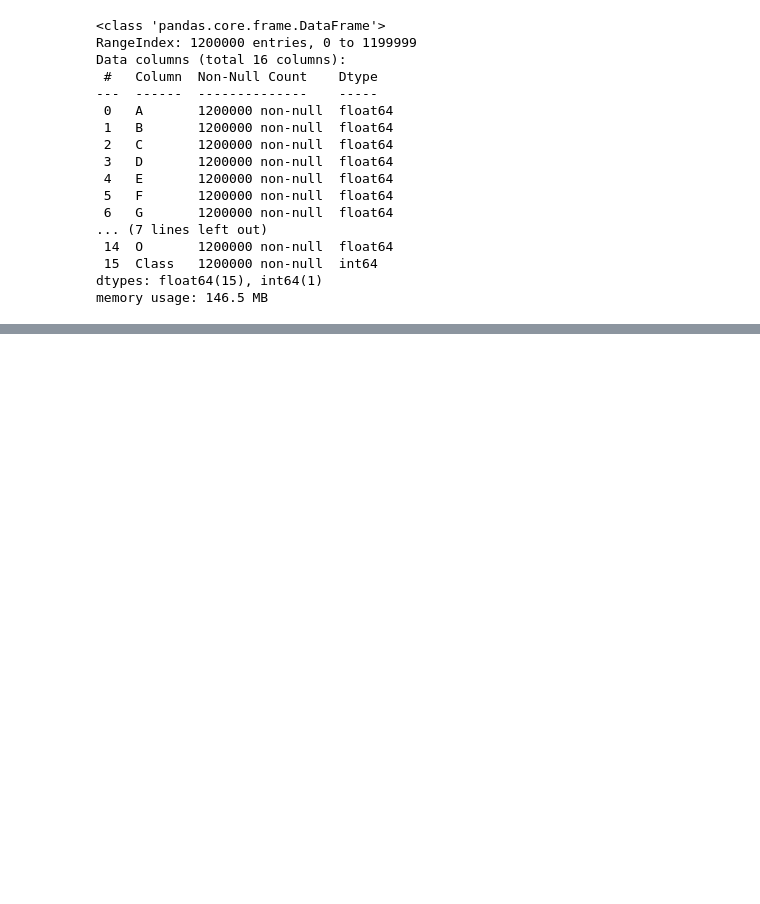
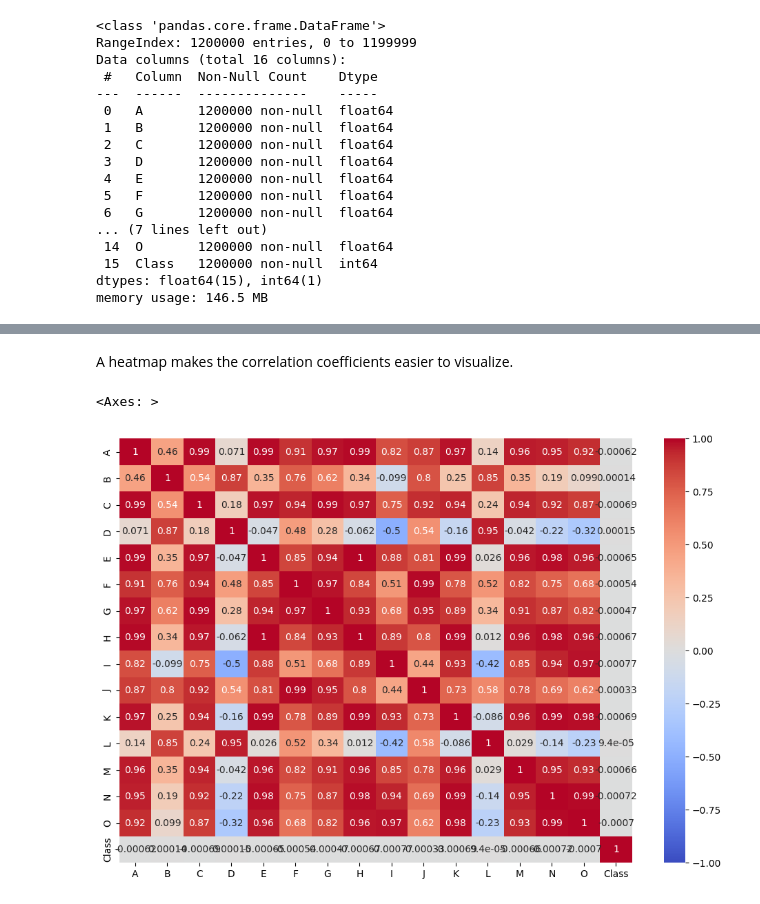
Before and after one commit to lisah01/DM-Project, a Jupyter notebook: Project.ipynb, the cells around one changed output, grey strips where cells are left out. Drawn from its saved outputs; the diff is of its cells as text; code cells hidden in the pictures; blank space fills up the shorter version.

```diff
--- a/Project.ipynb
+++ b/Project.ipynb
@@ -195,0 +246,9 @@ The elbow occurs at n=3, indicating 3 is the optimal number of dimensions.
+# %% [markdown]
+A heatmap makes the correlation coefficients easier to visualize.
+# %%
+# Heatmap of correlations
+plt.figure(figsize=(12, 8))
+sns.heatmap(df.corr('pearson'), vmin=-1, vmax=1, cmap='coolwarm', annot=True)
+# %% [output]
+<Axes: >
+[figure, added]
```
Also changed, not shown: parts of 68 cells of this notebook.
